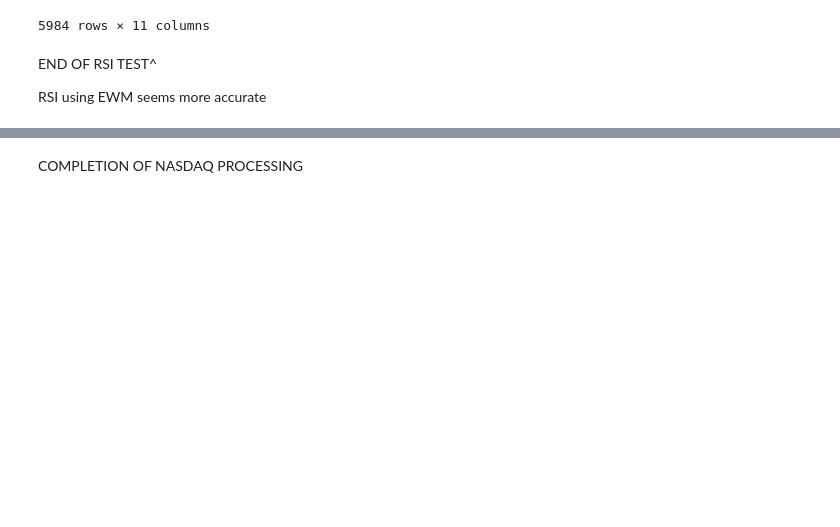
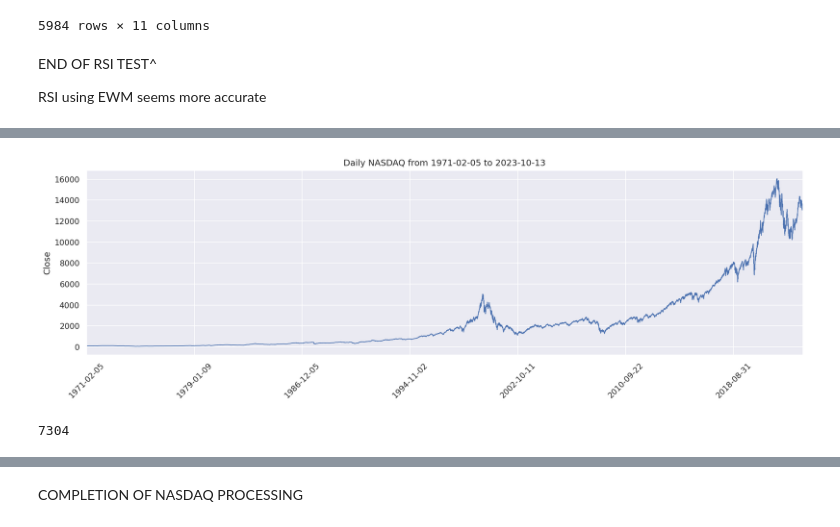
Before and after one commit to TristanBale/fyp, a Jupyter notebook: stock_norandom copy.ipynb, the cells around one changed output, grey strips where cells are left out. Drawn from its saved outputs; the diff is of its cells as text; code cells hidden in the pictures; blank space fills up the shorter version.

```diff
--- a/stock_norandom copy.ipynb
+++ b/stock_norandom copy.ipynb
@@ -359,0 +361,4 @@ nasdaq =
+# %%
+nasdaq = pd.read_csv('data/^IXIC.csv', parse_dates=['Date'], dayfirst=True)
+nasdaq['Date'] = pd.to_datetime(nasdaq['Date']).dt.strftime('%Y-%m-%d')
+nasdaq
@@ -359,0 +395,8 @@ nasdaq =
+# %%
+nasdaq['Close'].isnull().values.any()
+nasdaq['Date'].to_numpy().shape
+xticks = []
+for i in range(0, nasdaq['Date'].to_numpy().shape[0], 2000): #retrieves the number of elements in the 'Date' column, and then generates a range through it with a step of 2000
+    xticks.append(nasdaq['Date'].to_numpy()[i]) #appends the 'Date' value at index i (every 2000th step) to the xticks []
+xticks.append(nasdaq['Date'].to_numpy()[-1]) #after the loop is complete, appends the last 'Date' value
+xticks #prints out our now filled xticks
@@ -359,0 +412,22 @@ nasdaq =
+# %%
+import matplotlib.pyplot as plt
+import seaborn as sns
+
+
+plt.figure(figsize=(15,5), dpi=150) #size of plot and dots
+sns.set_theme(style='darkgrid')
+fig = sns.lineplot(data=nasdaq['Close'], linewidth=1) #plots the 'Close' column from the 'nasdaq' dataset and assigns the returnt plot to the variable fig
+fig.set_title('Daily NASDAQ from 1971-02-05 to 2023-10-13')
+fig.set_xlim(0,13288) #sets limit of x-axis from 0 to 15422
+fig.set_xticklabels(xticks, rotation=45) #sets the labels we got earlier from xticks and rotate them 45 degrees for better readability
+# plt.plot(nasdaq['Close'], label='Close')
+# plt.title('Daily BP from 1962-01-03 to 2023-04-06')
+# plt.legend()
+plt.tight_layout() #adjusts layout of plot to prevent overlapping elements to improve overall appearance
+# %% [output]
+[figure, added]
+# %%
+nasdaq_selected_index = nasdaq.loc[nasdaq['Date'] == '2000-01-03'].index[0] #filters the dataframe based on the condition where the column where 'Date' equals that date. [0] to get the first index from the resulting label indexes
+nasdaq_selected_index
+# %% [output]
+7304
```
Also changed, not shown: parts of 44 cells of this notebook.
